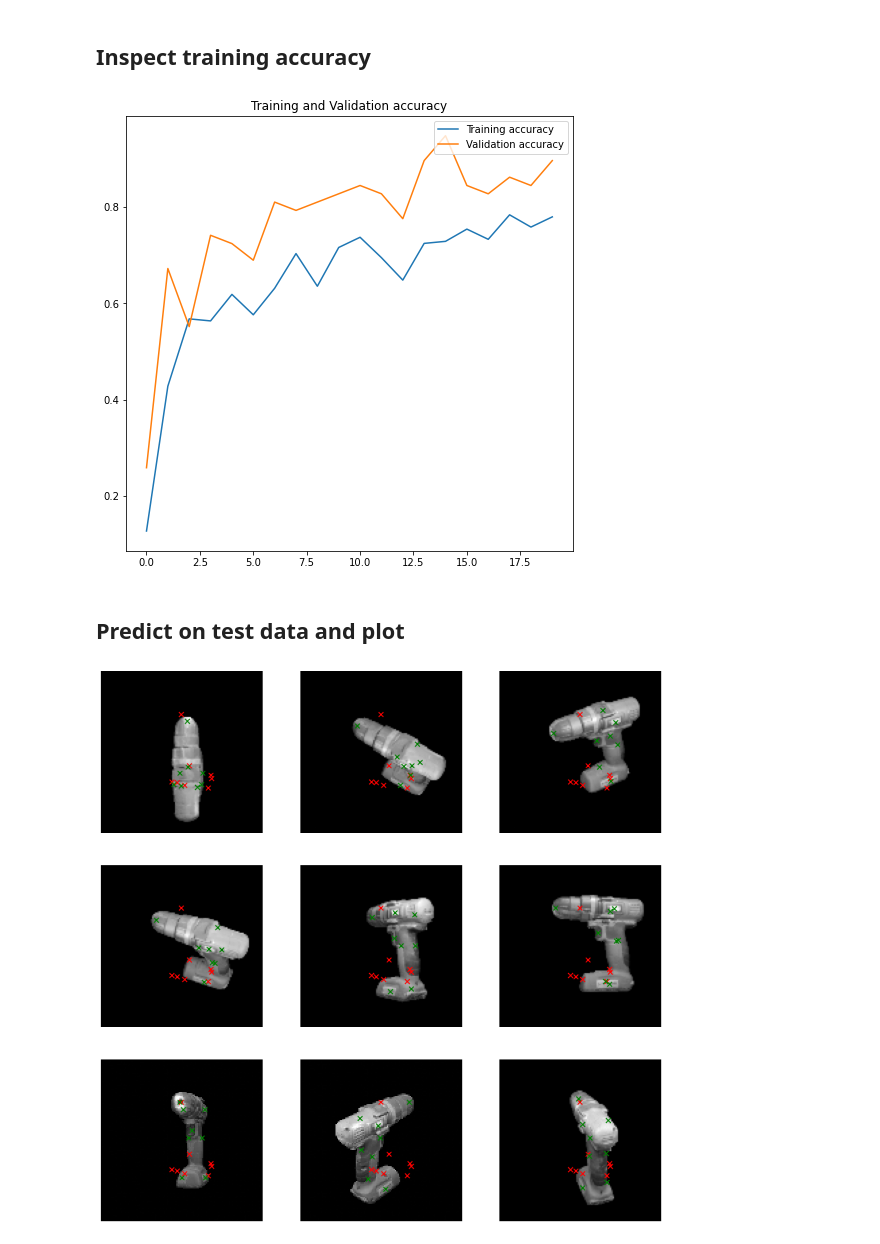
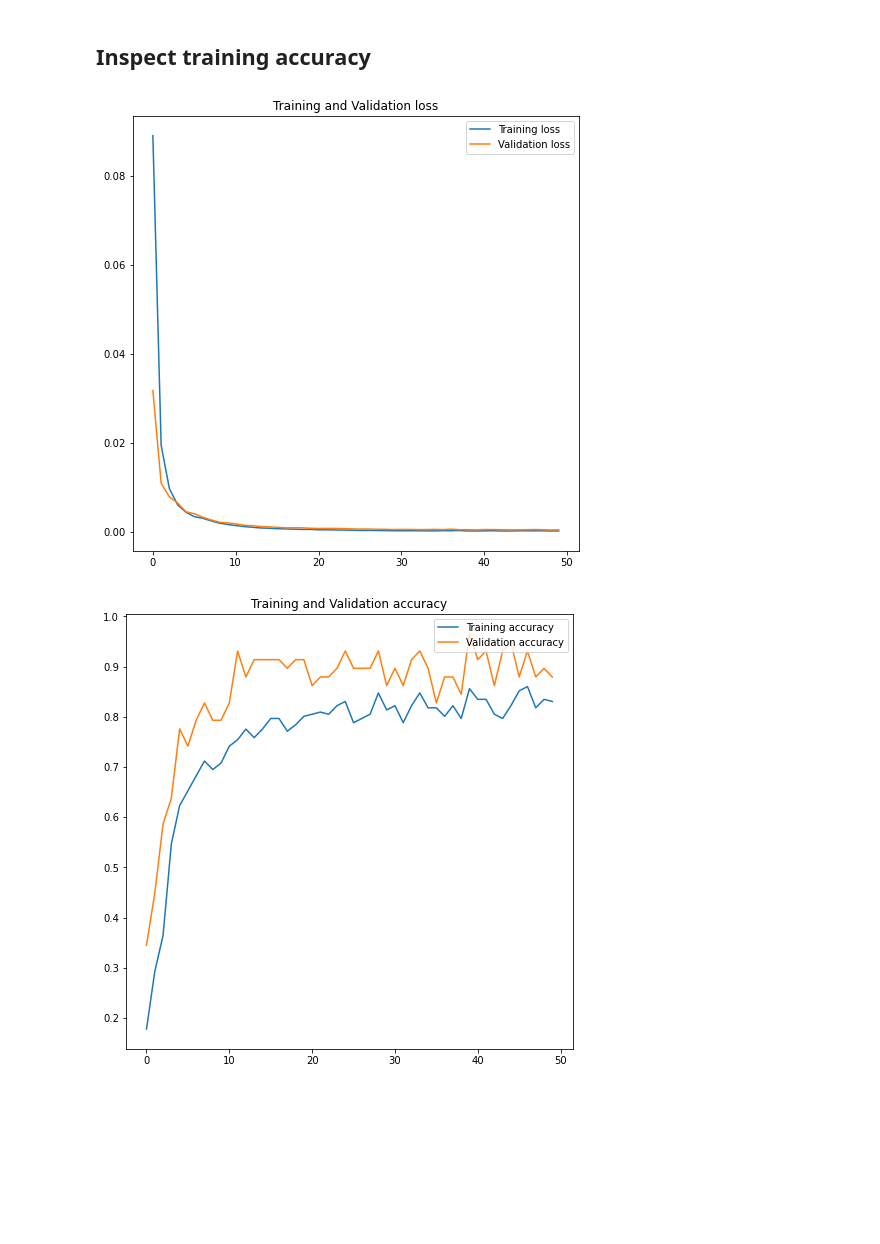
Before and after one commit to jasieksz/cnn-keypoints-detection, a Jupyter notebook: notebooks/model3.ipynb, the cells around one changed output. Cells and saved outputs as stored; diff of their text form; code cells hidden in the pictures; blank space fills up the shorter version.

Commit message:
Fixed result plots

```diff
--- a/notebooks/model3.ipynb
+++ b/notebooks/model3.ipynb
@@ -80,8 +85,8 @@ def plotTrainingHistory(history:tf.keras.callbacks.History, metric:str) -> None:
 # %% [markdown]
 ## Load datasets
 # %%
-imageH = 120
-imageW = 120
+imageH = 160
+imageW = 160
 numFeatures = 16
 
 dsTrain = loadData(path='resources/drill/train',
@@ -164,7 +169,7 @@ _________________________________________________________________
 # %% [markdown]
 ## Train the model
 # %%
-epochs = 20
+epochs = 50
 history = model.fit(dsTrain,
                 validation_data=dsValid,
                 epochs=epochs)
@@ -189,22 +194,9 @@ Epoch 20/20
 # %% [markdown]
 ## Inspect training accuracy
 # %%
+plotTrainingHistory(history, metric='loss')
 plotTrainingHistory(history, metric='accuracy')
 # %% [output]
-[figure, old version]
+[figure, new version]
+[figure, added]
-# %% [markdown]
-## Predict on test data and plot
-# %%
-y = model.predict(dsTest)
-
-plt.figure(figsize=(15,15))
-for (images, labels), predLabel in zip(dsTest.take(1), y):
-    for i in range(9):
-        ax = plt.subplot(3, 3, i + 1)
-        plt.imshow(tf.keras.preprocessing.image.array_to_img(images[i]), cmap='gray')
-        plt.scatter(predLabel[0::2]*120, predLabel[1::2]*120, marker='x', s=50, c='red')
-        plt.scatter(labels[i][0::2]*120, labels[i][1::2]*120, marker='x', s=50, c='green')
-        plt.axis("off")
-# %% [output]
-[figure, removed]
 # %% [markdown]
```
Also changed, not shown: parts of 10 cells of this notebook, 1 other file.
